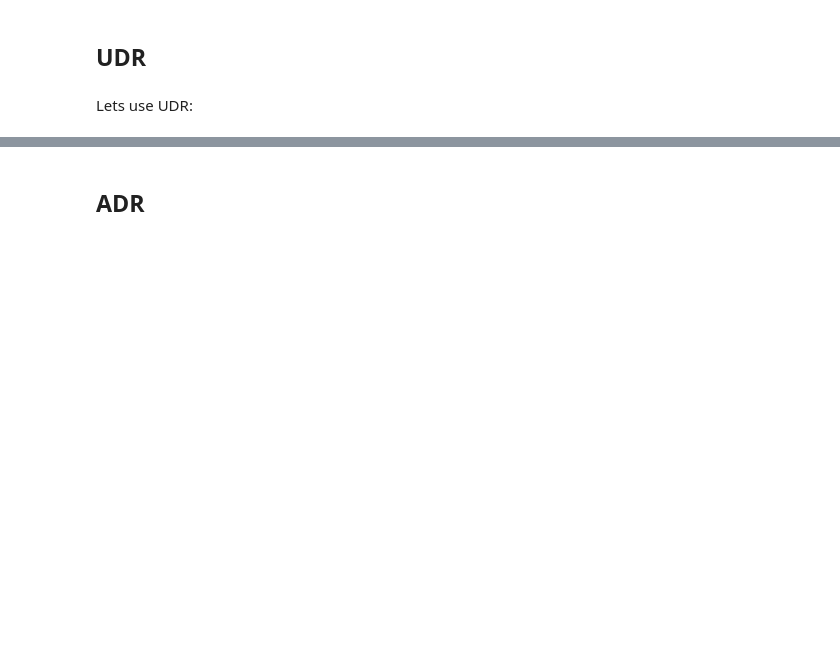
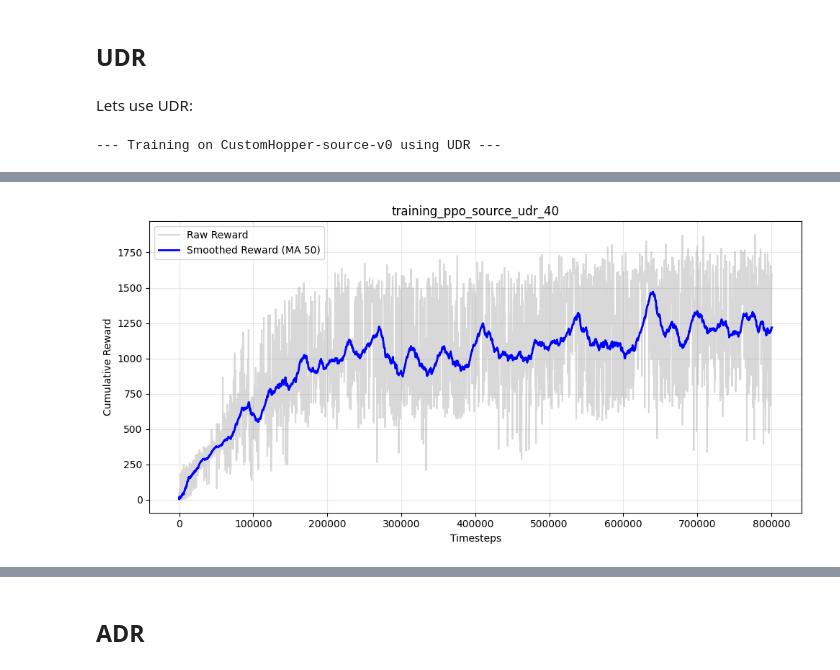
Before and after one commit to daviderandino/RLProject, a Jupyter notebook: experiments.ipynb, the cells around one changed output, grey strips where cells are left out. Drawn from its saved outputs; the diff is of its cells as text; code cells hidden in the pictures; blank space fills up the shorter version.

```diff
--- a/experiments.ipynb
+++ b/experiments.ipynb
@@ -56,6 +59,9 @@ PPO_train_udr(
     train_env_id='CustomHopper-source-v0',
     model_name='ppo_source_udr_40',
     lr=3e-4,
+    lr_scheduler_type='constant',
     steps=TIMESTEPS,
     udr_range=0.4
 )
+# %% [output]
+--- Training on CustomHopper-source-v0 using UDR ---
@@ -62,3 +70,4 @@ PPO_train_udr(
+[figure, added]
 # %%
 src_mean, src_std = PPO_test(
     test_env_id='CustomHopper-target-v0',
```
Also changed, not shown: parts of 4 cells of this notebook, 4 other files.
